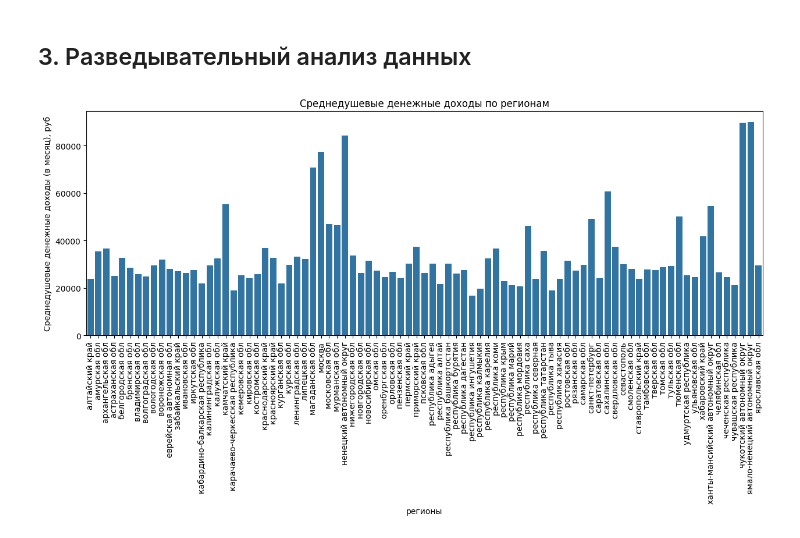
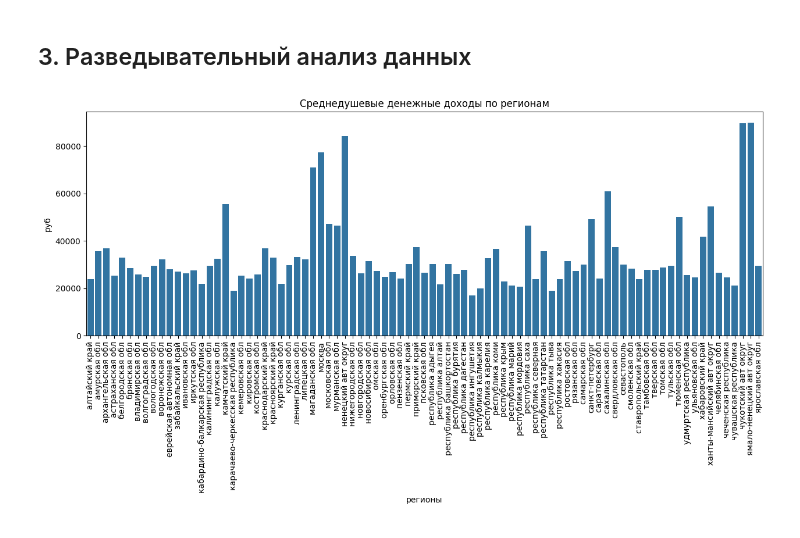
Before and after one commit to eartzhi/Identification_of_vulnerable_population_groups, a Jupyter notebook: main.ipynb, the cells around one changed output. Cells and saved outputs as stored; diff of their text form; code cells hidden in the pictures.

```diff
--- a/main.ipynb
+++ b/main.ipynb
@@ -28,7 +28,7 @@ import sklearn
 # Функция удаляет лтшние пробелы, знаки переноса строки и приводит назвние к нижнему регистру.
 # Так же функция заменяет значения не являющиеря регионами на np.nan
 def index_nomalizer(ind: list) -> list:
-    accep_list = ['край', 'обл', 'респуб', 'москв', 'автон', 'петерб', 'севаст']
+    accep_list = ['край', 'обл', 'респуб', 'москв', 'авт', 'петерб', 'севаст']
     arch_flag = 0
     tum_flag = 0
     mosc_flag = 0
@@ -36,6 +36,12 @@ def index_nomalizer(ind: list) -> list:
     for n in range(len(ind)):
         flag = 0
         ind[n] = ind[n].lower()
+
+        if ('(' in ind[n]) and (')' in ind[n]):
+            elem = re.search(r'\((.+)\)', ind[n])
+            ind[n] = ind[n][:elem.start()] + ind[n][elem.end():]
+
+        ind[n] = ' '.join(ind[n].split())
 
         for elem in accep_list:
             if elem in ind[n]:
@@ -63,11 +69,14 @@ def index_nomalizer(ind: list) -> list:
 
         ind[n] = ind[n].replace('\n', ' ').replace('.', '')
 
-        if ('(' in ind[n]) and (')' in ind[n]):
-            elem = re.search(r'\((.+)\)', ind[n])
-            ind[n] = ind[n][:elem.start()] + ind[n][elem.end():]
+        # if ('(' in ind[n]) and (')' in ind[n]):
+        #     elem = re.search(r'\((.+)\)', ind[n])
+        #     ind[n] = ind[n][:elem.start()] + ind[n][elem.end():]
 
-        ind[n] = ' '.join(ind[n].split())
+        # ind[n] = ' '.join(ind[n].split())
+
+        if 'автономный' in ind[n]:
+            ind[n] = ind[n].replace('автономный', 'авт')
 
         if not flag:
             ind[n] = np.nan
@@ -167,6 +176,9 @@ data_list.append(gross_regional_product)
 #7 Характеристика жилищных условий домохозяйств, % от всех домохозяйств
 housing_cond = pd.read_excel('data/housing_2020.xlsx', sheet_name='housing_cond')
 housing_cond = housing_cond.drop('Число домохозяйств, проживающих во всех типах жилых помещений', axis=1)
+housing_cond = housing_cond.drop('затруднились ответить', axis=1)
+housing_cond = housing_cond.drop('в том числе домохозяйства, указавшие, что при проживании не испытывают стесненности', axis=1)
+housing_cond = housing_cond.drop('Размер общей площади в расчете на члена домохозяйства', axis=1)
 housing_cond.rename(columns={'Регион': 'region'}, inplace=True)
 # housing_cond = housing_cond.dropna(subset='region', axis=0)
 data_list.append(housing_cond)
@@ -175,6 +187,7 @@ housing_intent = pd.read_excel('data/housing_2020.xlsx', sheet_name='housing_int
 housing_intent = housing_intent.drop('Все домохозяйства', axis=1)
 housing_intent = housing_intent.replace('...', np.nan)
 housing_intent = housing_intent.replace('…*', np.nan)
+housing_intent = housing_intent[housing_intent.columns[0:5]]
 housing_intent.rename(columns={'Регион': 'region'}, inplace=True)
 # housing_intent = housing_cond.dropna(subset='region', axis=0)
 data_list.append(housing_intent)
@@ -203,23 +216,23 @@ population.drop(index=0, inplace=True, axis=0)
 population['region'] = population['region'].shift(1)
 population[year] = population[year].astype(np.float64)
 population = population[['region', year]].rename(columns={year: 'population'})
-#11 population = population.dropna(subset='region', axis=0)
+# population = population.dropna(subset='region', axis=0)
 data_list.append(population)
 
-#12 процент людей, живущих за чертой бедности (с денежными доходами ниже величины прожиточного минимума), оценка за год по регионам.
+#11 процент людей, живущих за чертой бедности (с денежными доходами ниже величины прожиточного минимума), оценка за год по регионам.
 poverty_percent_by_regions =  pd.read_csv('data/poverty_percent_by_regions_1992_2020.csv')
 poverty_percent_by_regions = poverty_percent_by_regions[poverty_percent_by_regions['year'] == year]
 poverty_percent_by_regions.drop('year', axis=1, inplace=True)
 data_list.append(poverty_percent_by_regions)
 
 
-#13 распределение малоимущего населения по социально-демографическим группам (дети, трудящиеся, пенсионеры) за 2017–2020 гг., по регионам.
+#12 распределение малоимущего населения по социально-демографическим группам (дети, трудящиеся, пенсионеры) за 2017–2020 гг., по регионам.
 poverty_socdem = pd.read_excel(f'data/poverty_socdem_{year}.xls', sheet_name='Данные', header=2)
 poverty_socdem.rename(columns={'Unnamed: 0': 'region'}, inplace=True)
 poverty_socdem.drop('Все население', axis=1, inplace=True)
 data_list.append(poverty_socdem)
 
-#14 объём отгруженных товаров собственного производства или работ/услуг, выполненных собственными силами, по видам
+#13 объём отгруженных товаров собственного производства или работ/услуг, выполненных собственными силами, по видам
 # деятельности за 2005–2016 гг., 2017–2020 гг. (в тысячах рублей, значение показателя за год, полный круг).
 regional_production =  pd.read_csv('data/regional_production_2017_2020.csv')
 regional_production = regional_production[['region', 'production_field', f'{year}']]
@@ -228,7 +241,7 @@ regional_production['region'] = regional_production.index
 regional_production.reset_index(drop=True, inplace=True)
 data_list.append(regional_production)
 
-#15 оборот розничной торговли на душу населения, в рублях.
+#14 оборот розничной торговли на душу населения, в рублях.
 retail_turnover_per_capita = pd.read_excel(f'data/retail_turnover_per_capita_2000_2021.xls', sheet_name='Данные', header=2)
 retail_turnover_per_capita.rename(columns={'Unnamed: 0': 'region'}, inplace=True)
 retail_turnover_per_capita.drop('Unnamed: 1', axis=1, inplace=True)
@@ -238,7 +251,7 @@ retail_turnover_per_capita = retail_turnover_per_capita[['region', f'{year}']].r
 # retail_turnover_per_capita = retail_turnover_per_capita.dropna(subset='region', axis=0)
 data_list.append(retail_turnover_per_capita)
 
-#16 расходы на социальную политику от общих расходов бюджета региона, % в год
+#15 расходы на социальную политику от общих расходов бюджета региона, % в год
 welfare_expense_share = pd.read_excel('data/welfare_expense_share_2015_2020.xlsx', sheet_name='data')
 welfare_expense_share = welfare_expense_share[['region', year]].rename(columns={year: 'welfare_expense_share'})
 data_list.append(welfare_expense_share)
@@ -625,16 +634,16 @@ None
 # %%
 fig, ax = plt.subplots(figsize=(15, 5))
 sns.barplot(
     data
 ,
     x = data.index,
     y = 'per_capita_cash_income'
 
 )
-ax.set(xlabel='регионы', ylabel='Среднедушевые денежные доходы (в месяц), руб', title='Среднедушевые денежные доходы по регионам',)
+ax.set(xlabel='регионы', ylabel='руб', title='Среднедушевые денежные доходы по регионам',)
 ax.tick_params(axis='x', rotation=90);
 # %% [output]
-[figure, old version]
+[figure, new version]
 # %%
 data[data[data.columns[0]] == data[data.columns[0]].min()]
 # %% [output]
```
Also changed, not shown: parts of 86 cells of this notebook, 2 other files.
